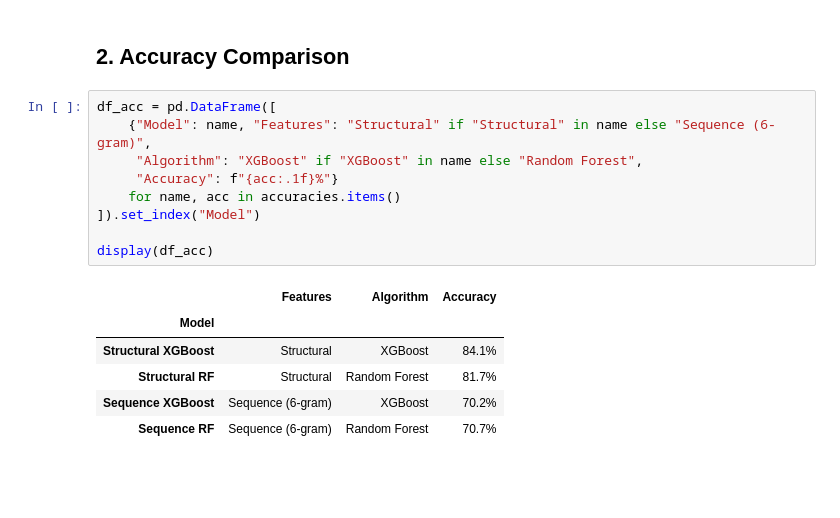
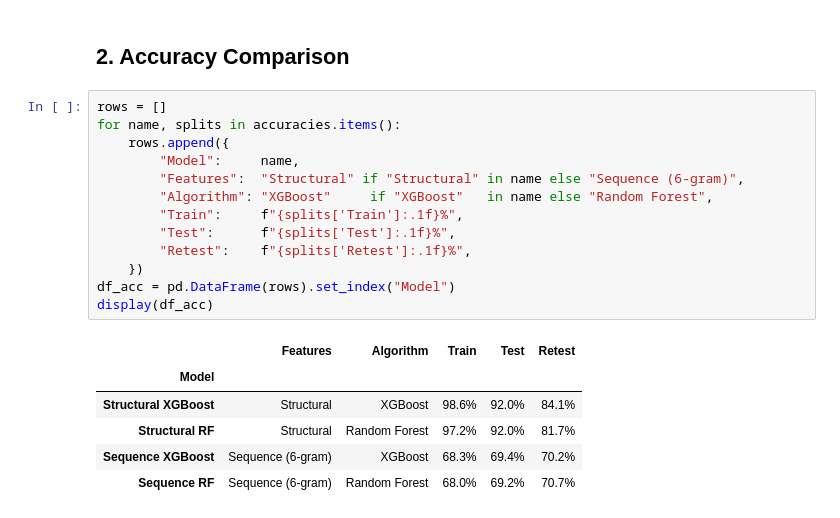
Before and after one commit to nelsonmmutua/Login_Forms_Detection, a Jupyter notebook: notebooks/09_accuracy_comparison.ipynb, the cells around one changed output. Cells and saved outputs as stored; diff of their text form; blank space fills up the shorter version.

```diff
--- a/notebooks/09_accuracy_comparison.ipynb
+++ b/notebooks/09_accuracy_comparison.ipynb
@@ -68,18 +103,22 @@ All models loaded.
 # %% [markdown]
 ## 2. Accuracy Comparison
 # %%
-df_acc = pd.DataFrame([
-    {"Model": name, "Features": "Structural" if "Structural" in name else "Sequence (6-gram)",
-     "Algorithm": "XGBoost" if "XGBoost" in name else "Random Forest",
-     "Accuracy": f"{acc:.1f}%"}
-    for name, acc in accuracies.items()
-]).set_index("Model")
-
+rows = []
+for name, splits in accuracies.items():
+    rows.append({
+        "Model":     name,
+        "Features":  "Structural" if "Structural" in name else "Sequence (6-gram)",
+        "Algorithm": "XGBoost"     if "XGBoost"   in name else "Random Forest",
+        "Train":     f"{splits['Train']:.1f}%",
+        "Test":      f"{splits['Test']:.1f}%",
+        "Retest":    f"{splits['Retest']:.1f}%",
+    })
+df_acc = pd.DataFrame(rows).set_index("Model")
 display(df_acc)
 # %% [output]
-|  | Features | Algorithm | Accuracy |
-| Model |  |  |  |
-| Structural XGBoost | Structural | XGBoost | 84.1% |
-| Structural RF | Structural | Random Forest | 81.7% |
-| Sequence XGBoost | Sequence (6-gram) | XGBoost | 70.2% |
-| Sequence RF | Sequence (6-gram) | Random Forest | 70.7% |
+|  | Features | Algorithm | Train | Test | Retest |
+| Model |  |  |  |  |  |
+| Structural XGBoost | Structural | XGBoost | 98.6% | 92.0% | 84.1% |
+| Structural RF | Structural | Random Forest | 97.2% | 92.0% | 81.7% |
+| Sequence XGBoost | Sequence (6-gram) | XGBoost | 68.3% | 69.4% | 70.2% |
+| Sequence RF | Sequence (6-gram) | Random Forest | 68.0% | 69.2% | 70.7% |
```
Also changed, not shown: parts of 3 cells of this notebook, 7 other files.
